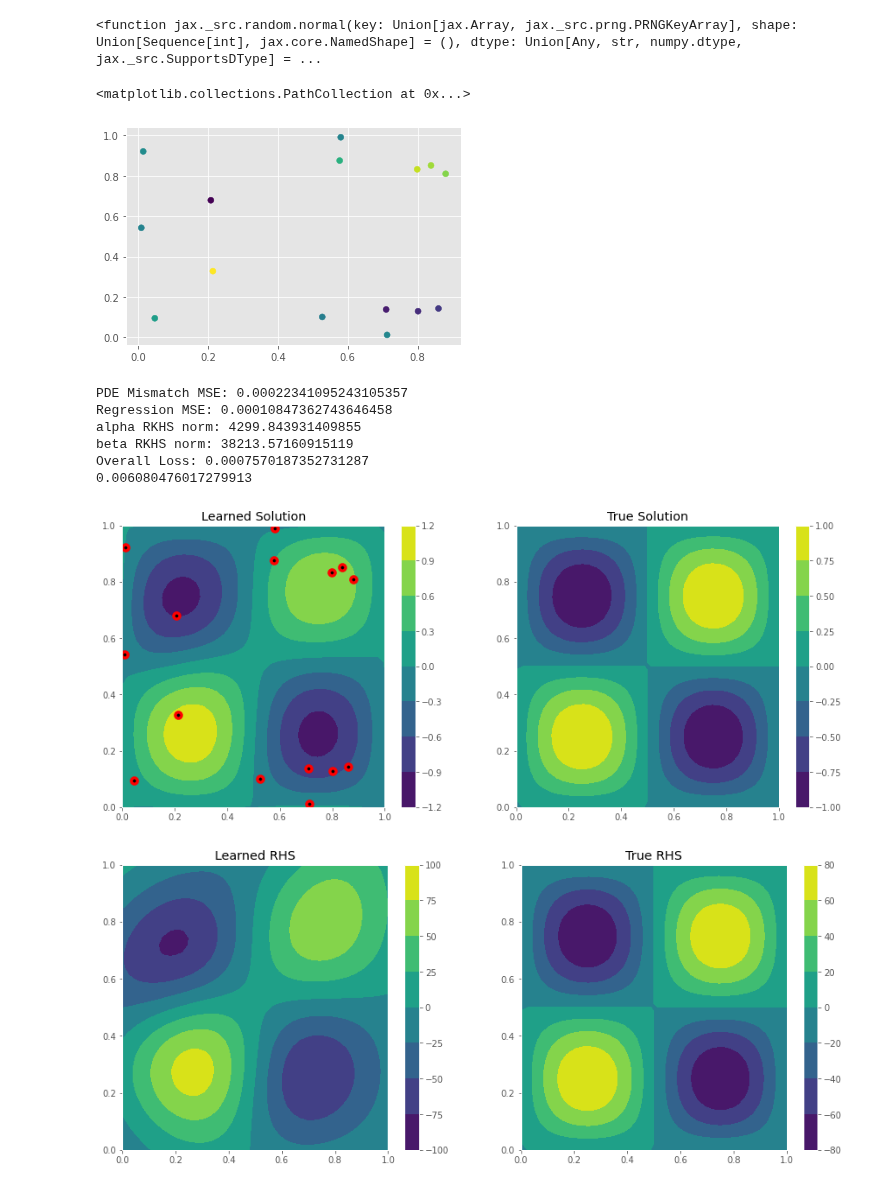
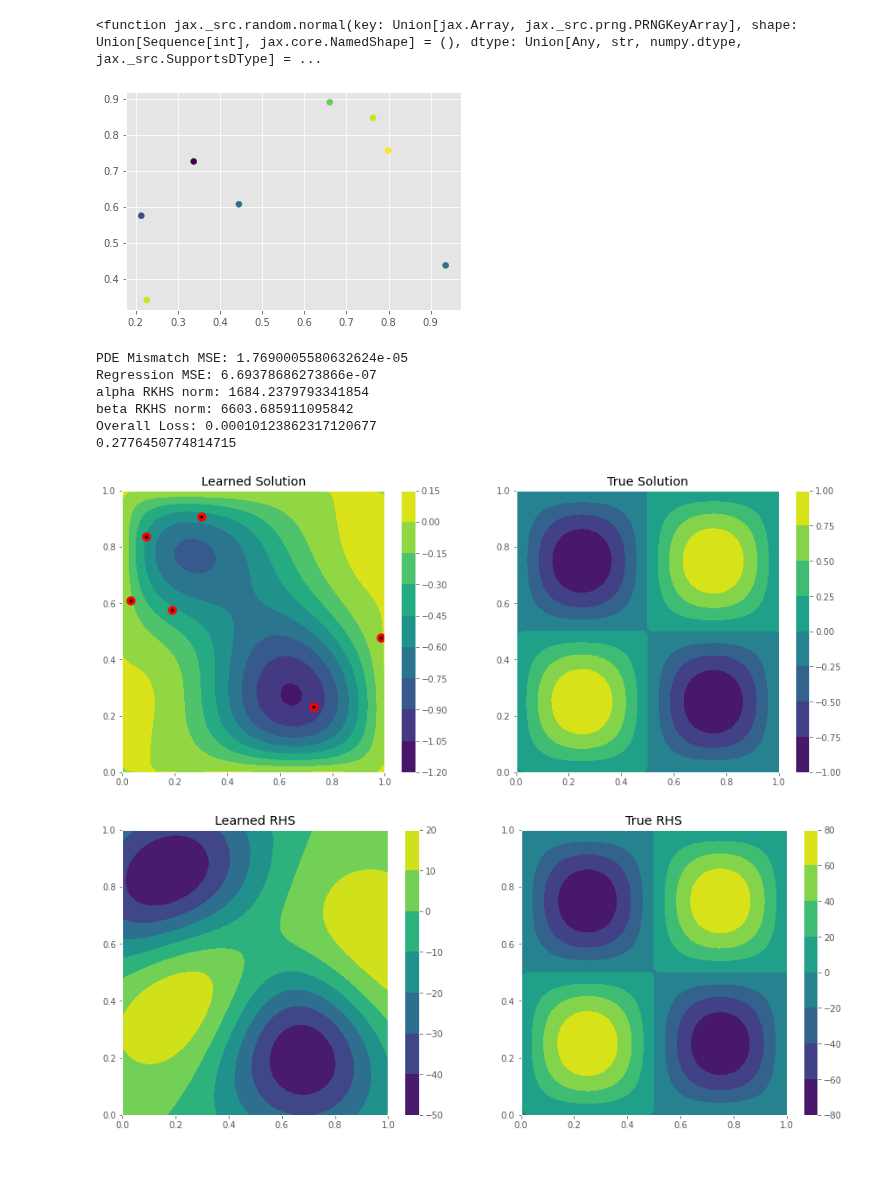
Before and after one commit to cade-b/kernel-pdes, a Jupyter notebook: solve_learn_poisson.ipynb, the cells around one changed output. Drawn from its saved outputs; the diff is of its cells as text; code cells hidden in the pictures.

```diff
--- a/solve_learn_poisson.ipynb
+++ b/solve_learn_poisson.ipynb
@@ -236,13 +236,13 @@ jax.random.normal
 # %% [output]
 <function jax._src.random.normal(key: Union[jax.Array, jax._src.prng.PRNGKeyArray], shape: Union[Sequence[int], jax.core.NamedShape] = (), dtype: Union[Any, str, numpy.dtype, jax._src.SupportsDType] = ...
 # %%
-num_observed=15
+num_observed=8
 observed_points = jax.random.uniform(key,shape=(num_observed,2),minval=0,maxval=1)
-observed_values = true_solution(observed_points)+0.05*jax.random.normal(key,[num_observed])
+observed_values = true_solution(observed_points)#+0.05*jax.random.normal(key,[num_observed])
 plt.scatter(observed_points[:,0],observed_points[:,1],c=observed_values)
+plt.savefig("data_solve_learn.png")
 # %% [output]
-<matplotlib.collections.PathCollection at 0x...>
-[figure, old version]
+[figure, new version]
 # %%
 Klaplap = vec_k_laplap(interior_points,interior_points)
 KlapIB = vec_k_lapx(interior_points,boundary_points)
@@ -346,12 +346,12 @@ interp_true_rhs = rhs_func(interpolation_points).reshape(num_grid_points,num_gri
 
 print(jnp.mean((interp_true_sol-interp_solution)**2))
 # %% [output]
-PDE Mismatch MSE: 0.00022341095243105357
-Regression MSE: 0.00010847362743646458
-alpha RKHS norm: 4299.843931409855
-beta RKHS norm: 38213.57160915119
-Overall Loss: 0.0007570187352731287
-0.006080476017279913
+PDE Mismatch MSE: 1.7690005580632624e-05
+Regression MSE: 6.69378686273866e-07
+alpha RKHS norm: 1684.2379793341854
+beta RKHS norm: 6603.685911095842
+Overall Loss: 0.00010123862317120677
+0.2776450774814715
 # %%
 fig, (ax1, ax2) = plt.subplots(1, 2,figsize=(15,6))
 plot1=ax1.contourf(xgrid,ygrid,interp_solution)
@@ -379,5 +379,5 @@ ax2.set_title("True RHS")
 plt.savefig('rhs_learn_poisson.png')
 plt.show()
 # %% [output]
-[figure, old version]
+[figure, new version]
-[figure, old version]
+[figure, new version]
```
Also changed, not shown: 3 other files.
